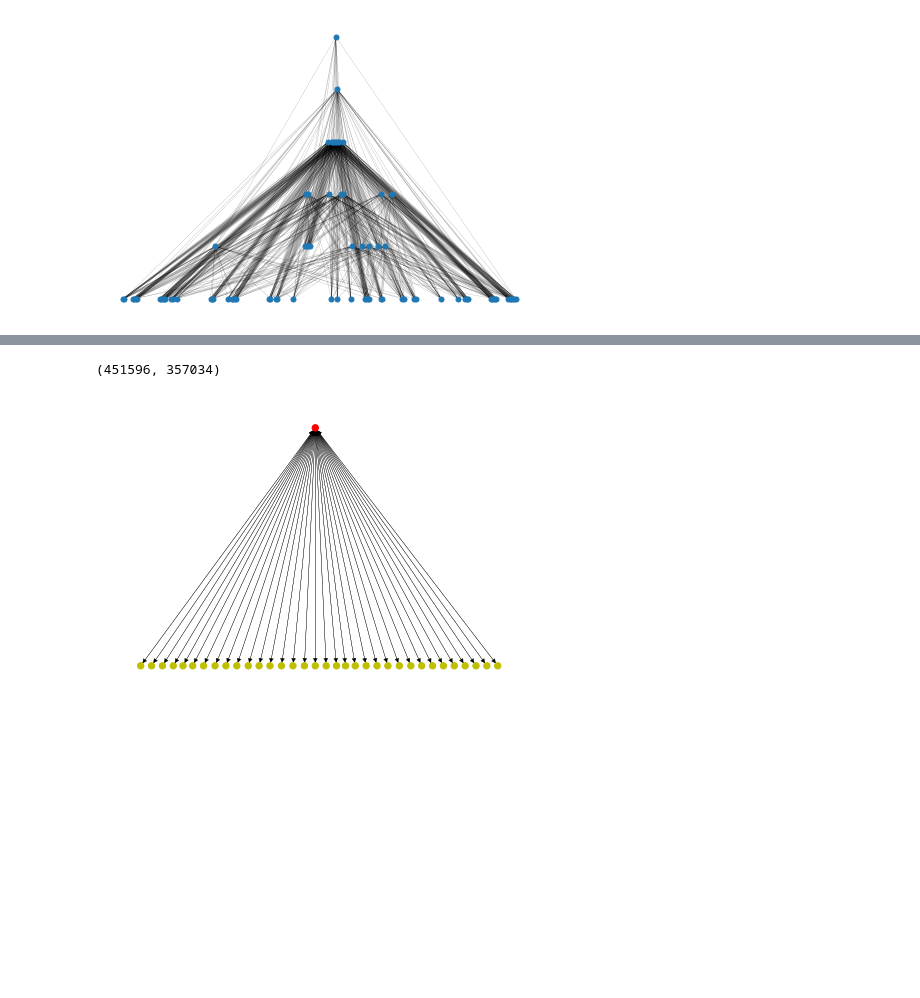
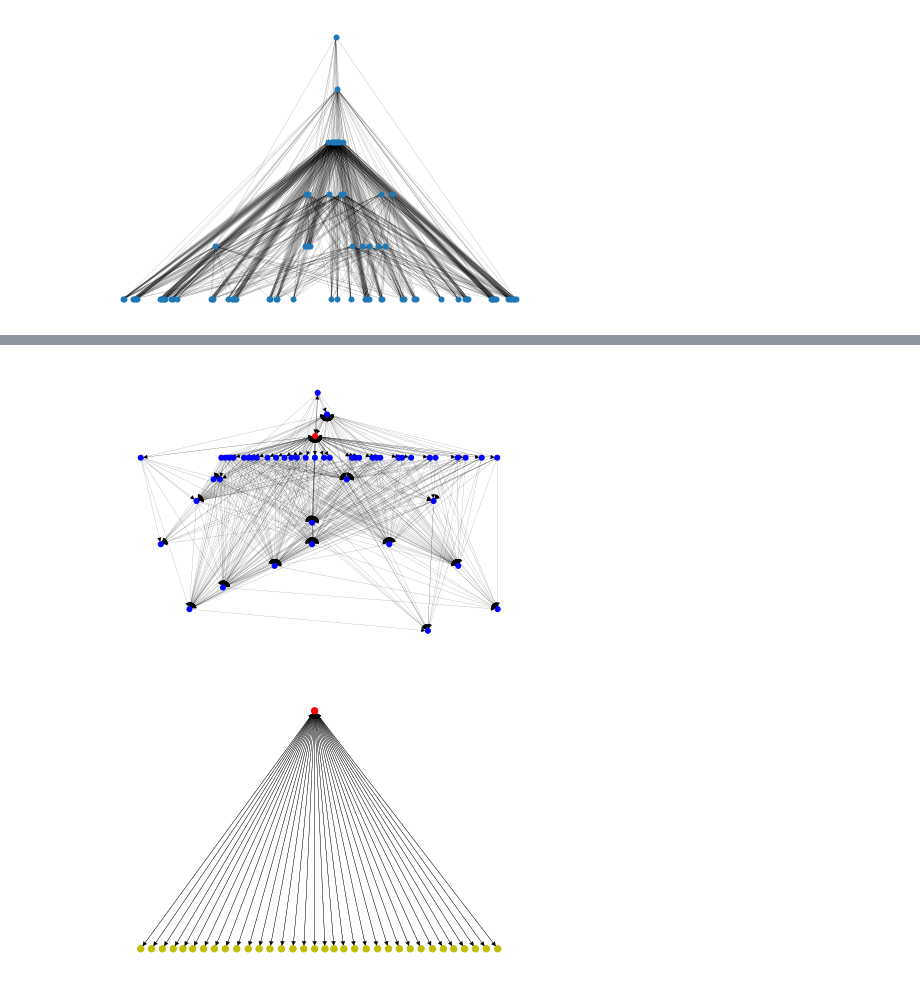
Before and after one commit to tsourakakis-lab/antibenford-subgraphs, a Jupyter notebook: eth_2019.ipynb, the cells around one changed output, grey strips where cells are left out. Drawn from its saved outputs; the diff is of its cells as text; code cells hidden in the pictures; blank space fills up the shorter version.

```diff
--- a/eth_2019.ipynb
+++ b/eth_2019.ipynb
@@ -276,16 +310,18 @@ for i in range(1,10):
 # %%
 
 pos=graphviz_layout(interest, prog='dot')
 col = []
 for i in interest.nodes():
     if i==665:
         col.append('r')
-        continue
-    if remain[i]<0:
-        col.append('y')
+    #     continue
+    # if remain[i]<0:
+    #     col.append('y')
     else:
         col.append('b')
 
 
 nx.draw(interest, pos, with_labels=False,width=0.1, arrows=True, node_size=25, node_color=col)
+# %% [output]
+[figure, added]
 # %%
@@ -294,10 +330,6 @@ mid = []
 for n in pinterest[665]:
     if interest.in_degree[n]==1:
         mid.append(n)
-# %%
-pinterest.in_degree(weight='weight')[665], pinterest.out_degree(weight='weight')[665]
-# %% [output]
-(451596, 357034)
 # %%
 upper = pinterest.subgraph(mid+[665])
 pos=graphviz_layout(upper, prog='dot')
```
Also changed, not shown: parts of 13 cells of this notebook.
